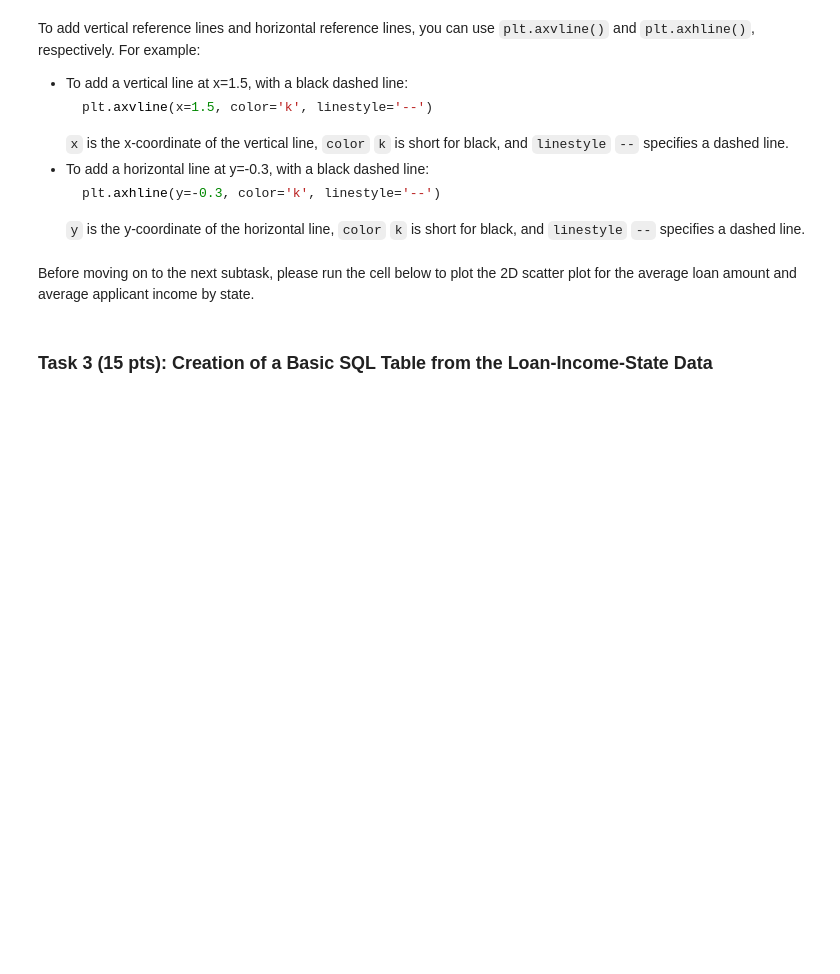
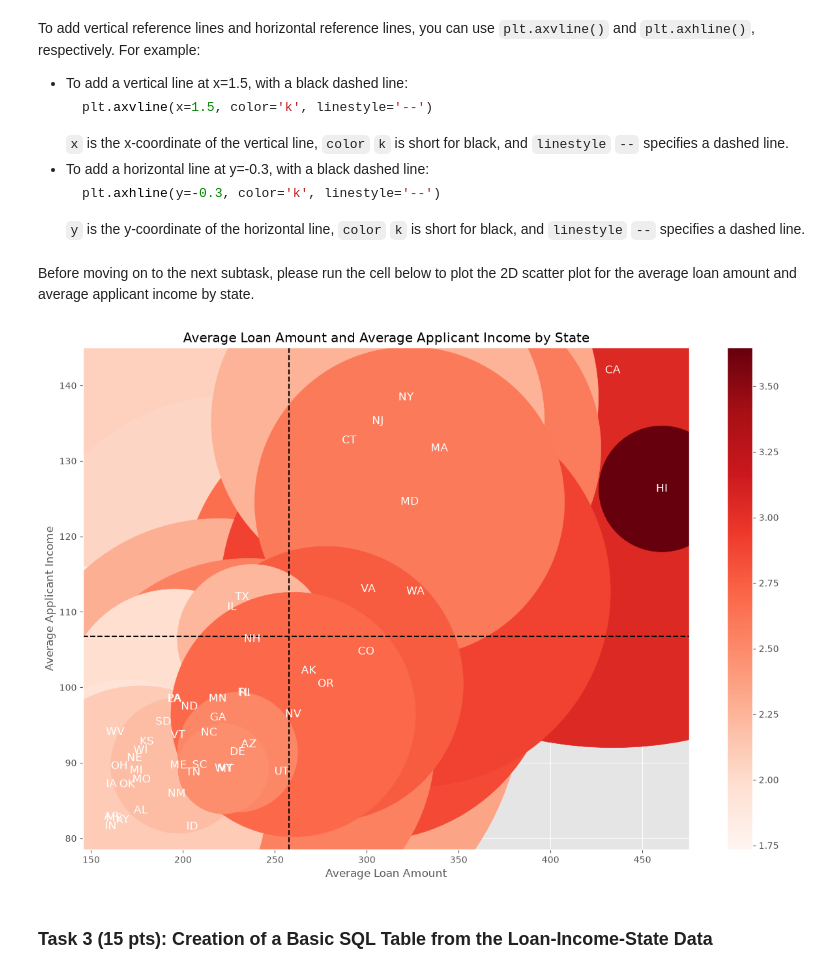
Before and after one commit to DLiu7/SQL-Loan-Risk-Analysis, a Jupyter notebook: CS439_SQL_HDMA_Group5.ipynb, the cells around one changed output. Saved outputs shown, nothing was run; the diff lists cells and outputs as text; code cells hidden in the pictures; blank space fills up the shorter version.

```diff
--- a/CS439_SQL_HDMA_Group5.ipynb
+++ b/CS439_SQL_HDMA_Group5.ipynb
@@ -382,11 +394,12 @@ def get_total_loan_income_by_state(cleaned_data):
     """
 
     # initialize the total loan amount and total applicant income by state
-    total_loan_income_by_state = """__Your_Code_Here__"""
+    total_loan_income_by_state = defaultdict(lambda: (0, 0))
 
     # iterate through the cleaned data to update the total loan amount and total applicant income by state
     for state_abbr, loan_amount, applicant_income in cleaned_data:
-        """__Your_Code_Here__"""
+        curr_loan, curr_income = total_loan_income_by_state[state_abbr]
+        total_loan_income_by_state[state_abbr] = (curr_loan + loan_amount, curr_income + applicant_income)
 
     return total_loan_income_by_state
 # %% [markdown]
@@ -427,10 +458,13 @@ def get_avg_loan_income_by_state(total_loan_income_by_state, state_abbr_stat, to
     avg_loan_income_by_state = {}
 
     # calculate the average loan amount and average applicant income by state
-    """__Your_Code_Here__"""
+    for state, (tot_loan, tot_income) in total_loan_income_by_state.items():
+        count = state_abbr_stat[state]
+        avg_loan_income_by_state[state] = (tot_loan / count, tot_income / count)
 
     # calculate the average loan amount and average applicant income of all applicants
-    """__Your_Code_Here__"""
+    total_applicants = sum(state_abbr_stat.values())
+    avg_loan_income = (total_loan_income[0] / total_applicants, total_loan_income[1] / total_applicants)
 
     return avg_loan_income_by_state, avg_loan_income
 # %% [markdown]
@@ -476,7 +513,7 @@ def get_avg_loan_income_ratio_range(avg_loan_income_by_state):
 
     # iterate through the average loan amount and average applicant income by state to calculate the ratio
     for state_abbr, (avg_loan, avg_income) in avg_loan_income_by_state.items():
-        """__Your_Code_Here__"""
+        state_avg_loan_income_ratio[state_abbr] = avg_loan / avg_income
 
     return state_avg_loan_income_ratio
 # %% [markdown]
@@ -561,7 +600,12 @@ def plot_avg_loan_income_by_state(avg_loan_income_by_state, state_abbr_stat, avg
     sizes = []
     colors = []
 
-    """__Your_Code_Here__"""
+    for state_abbr, (avg_loan, avg_income) in avg_loan_income_by_state.items():
+        states.append(state_abbr)
+        avg_loans.append(avg_loan)
+        avg_incomes.append(avg_income)
+        sizes.append(state_abbr_stat[state_abbr])
+        colors.append(state_avg_loan_income_ratio[state_abbr])
 
     # increase the size of the plot to avoid crowding
     plt.figure(figsize=(15, 10))
@@ -569,9 +613,10 @@ def plot_avg_loan_income_by_state(avg_loan_income_by_state, state_abbr_stat, avg
     plt.style.use('ggplot')
 
     # plot the average loan amount and average applicant income by state
-    """__Your_Code_Here__"""
+    plt.scatter(avg_loans, avg_incomes, s=sizes, c=colors, cmap='Reds')
     # add horizontal and vertical lines for the average loan amount and average applicant income of all applicants
-    """__Your_Code_Here__"""
+    plt.axvline(x=avg_loan_income[0], color='black', linestyle='--')
+    plt.axhline(y=avg_loan_income[1], color='black', linestyle='--')
 
     # add state names to the plot
     for i, state_abbr in enumerate(states):
@@ -588,9 +633,11 @@ Before moving on to the next subtask, please run the cell below to plot the 2D s
 # %%
 if __name__ == "__main__":
     # The code in this cell calls the function defined above.
     # It plots the average loan amount and average applicant income by state.
     # Before proceeding, it is a good idea to run this code to see the plot.
-    plot_avg_loan_income_by_state(avg_loan_income_by_state, final_stats[0], avg_loan_income)
+    plot_avg_loan_income_by_state(avg_loan_income_by_state, final_stats[0], avg_loan_income, state_avg_loan_income_ratio)
+# %% [output]
+[figure, added]
 # %% [markdown]
 ### Task 3 (15 pts): Creation of a Basic SQL Table from the Loan-Income-State Data
 # %% [markdown]
```
Also changed, not shown: parts of 8 cells of this notebook, 1 other file.
